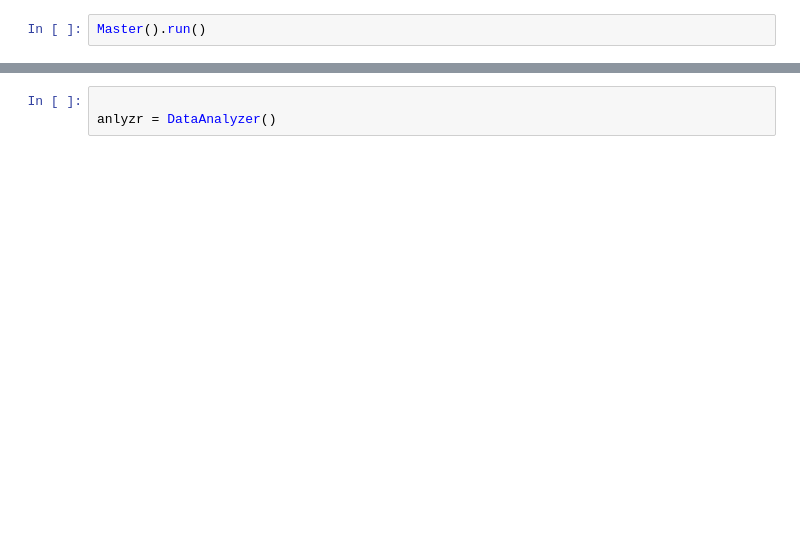
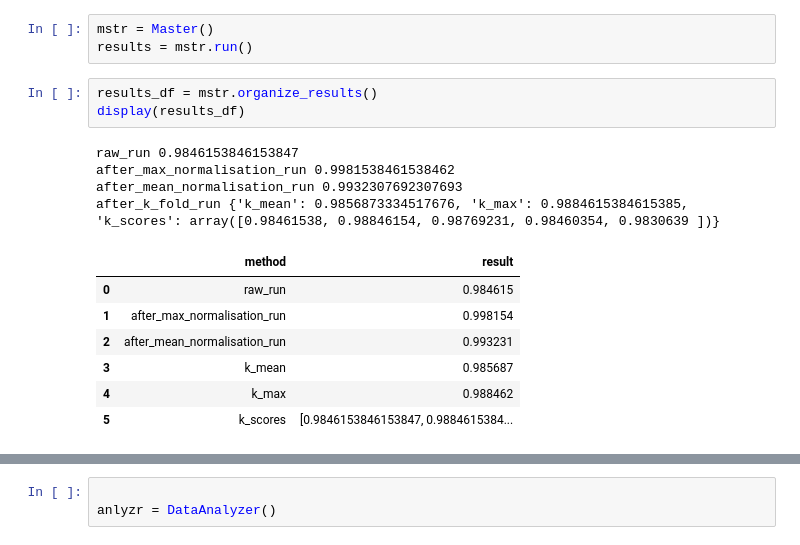
Before and after one commit to zayev123/ml1_assignment_1, a Jupyter notebook: mushroom Class/extract_data.ipynb, the cells around one changed output, grey strips where cells are left out. Saved outputs shown, nothing was run; the diff lists cells and outputs as text; blank space fills up the shorter version.

```diff
--- a/mushroom Class/extract_data.ipynb
+++ b/mushroom Class/extract_data.ipynb
@@ -158,3 +201,19 @@ class Master:
         return self.results
-# %%
-Master().run()
+# %%
+mstr = Master()
+results = mstr.run()
+# %%
+results_df = mstr.organize_results()
+display(results_df)
+# %% [output]
+raw_run 0.9846153846153847
+after_max_normalisation_run 0.9981538461538462
+after_mean_normalisation_run 0.9932307692307693
+after_k_fold_run {'k_mean': 0.9856873334517676, 'k_max': 0.9884615384615385, 'k_scores': array([0.98461538, 0.98846154, 0.98769231, 0.98460354, 0.9830639 ])}
+|  | method | result |
+| 0 | raw_run | 0.984615 |
+| 1 | after_max_normalisation_run | 0.998154 |
+| 2 | after_mean_normalisation_run | 0.993231 |
+| 3 | k_mean | 0.985687 |
+| 4 | k_max | 0.988462 |
+| 5 | k_scores | [0.9846153846153847, 0.9884615384... |
```
Also changed, not shown: parts of 11 cells of this notebook, 10 other files.
